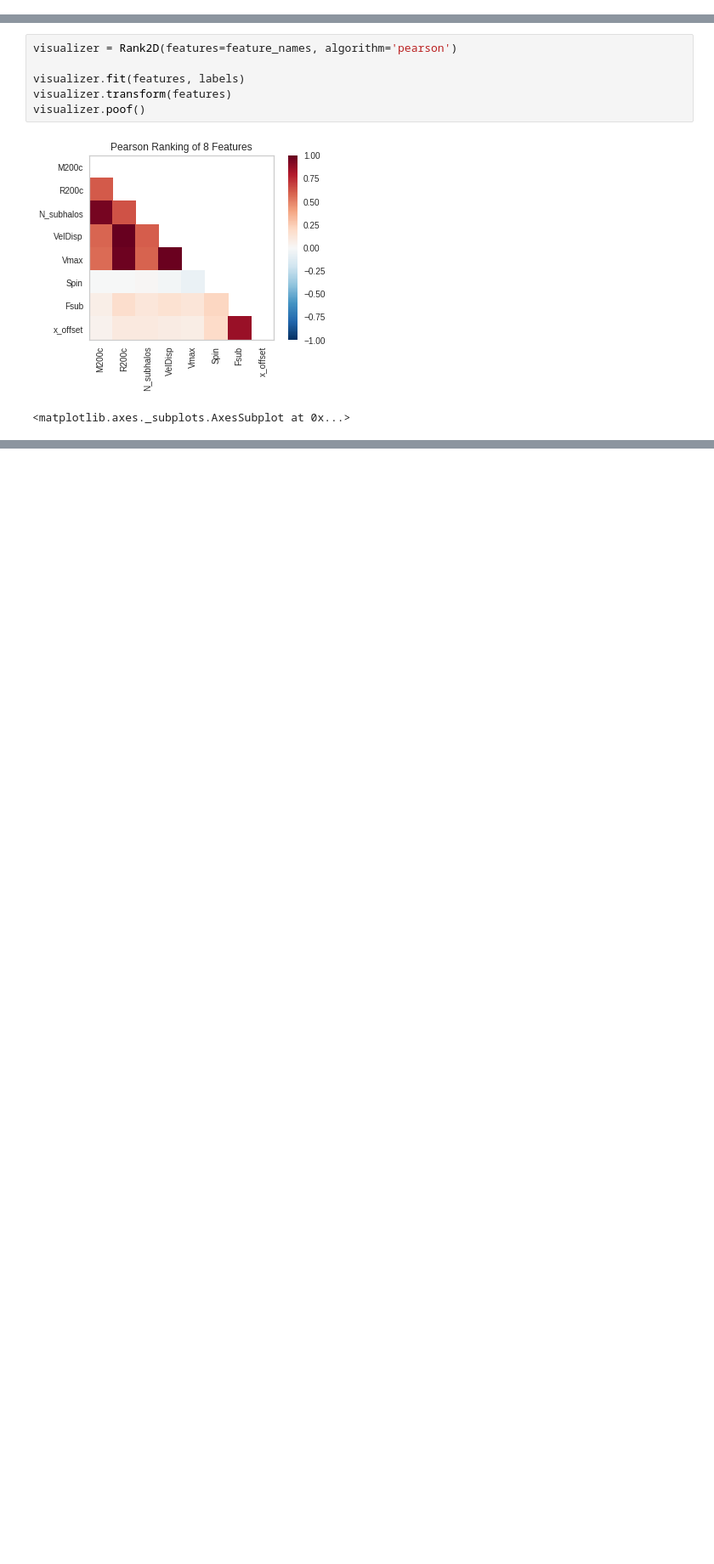
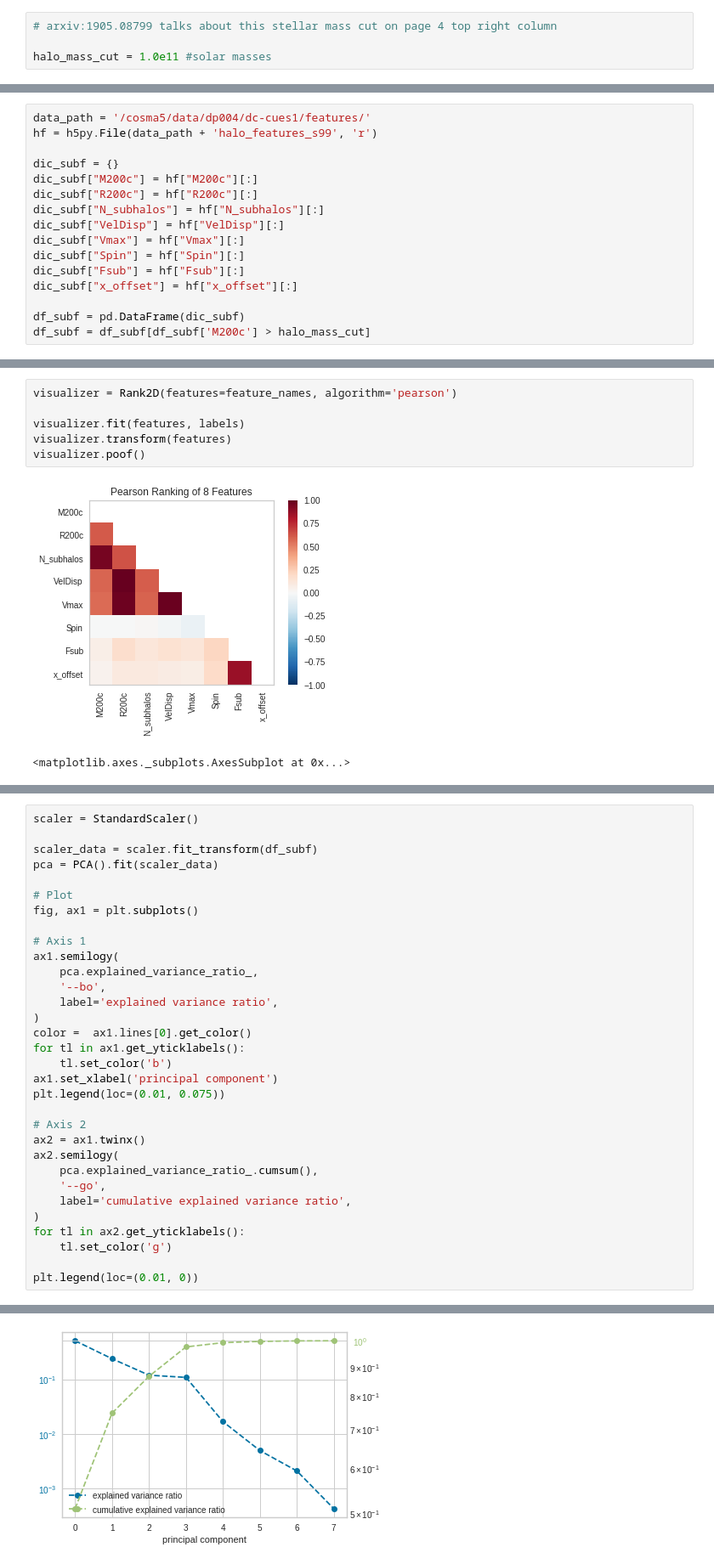
Before and after one commit to florpi/GraphCosmologyNetwork, a Jupyter notebook: exploration/PCA.ipynb, the cells around one changed output, grey strips where cells are left out. Shown: that part at 85% size. Cells and saved outputs as stored; diff of their text form; blank space fills up the shorter version.

```diff
--- a/exploration/PCA.ipynb
+++ b/exploration/PCA.ipynb
@@ -53,0 +21,4 @@ NameError: name 'split' is not defined
+# %%
+# arxiv:1905.08799 talks about this stellar mass cut on page 4 top right column
+
+halo_mass_cut = 1.0e11 #solar masses
@@ -53,0 +27,16 @@ NameError: name 'split' is not defined
+# %%
+data_path = '/cosma5/data/dp004/dc-cues1/features/'
+hf = h5py.File(data_path + 'halo_features_s99', 'r')
+
+dic_subf = {}
+dic_subf["M200c"] = hf["M200c"][:]
+dic_subf["R200c"] = hf["R200c"][:]
+dic_subf["N_subhalos"] = hf["N_subhalos"][:]
+dic_subf["VelDisp"] = hf["VelDisp"][:]
+dic_subf["Vmax"] = hf["Vmax"][:]
+dic_subf["Spin"] = hf["Spin"][:]
+dic_subf["Fsub"] = hf["Fsub"][:]
+dic_subf["x_offset"] = hf["x_offset"][:]
+
+df_subf = pd.DataFrame(dic_subf)
+df_subf = df_subf[df_subf['M200c'] > halo_mass_cut]
@@ -62,0 +108,33 @@ visualizer.poof()
+# %%
+scaler = StandardScaler()
+
+scaler_data = scaler.fit_transform(df_subf)
+pca = PCA().fit(scaler_data)
+
+# Plot
+fig, ax1 = plt.subplots()
+
+# Axis 1
+ax1.semilogy(
+    pca.explained_variance_ratio_,
+    '--bo',
+    label='explained variance ratio',
+)
+color =  ax1.lines[0].get_color()
+for tl in ax1.get_yticklabels():
+    tl.set_color('b')
+ax1.set_xlabel('principal component')
+plt.legend(loc=(0.01, 0.075))
+
+# Axis 2
+ax2 = ax1.twinx()
+ax2.semilogy(
+    pca.explained_variance_ratio_.cumsum(),
+    '--go',
+    label='cumulative explained variance ratio',
+)
+for tl in ax2.get_yticklabels():
+    tl.set_color('g')
+
+plt.legend(loc=(0.01, 0))
+# %% [output]
@@ -62,0 +142 @@ visualizer.poof()
+[figure, added]
```
Also changed, not shown: parts of 17 cells of this notebook, 1 other file.
